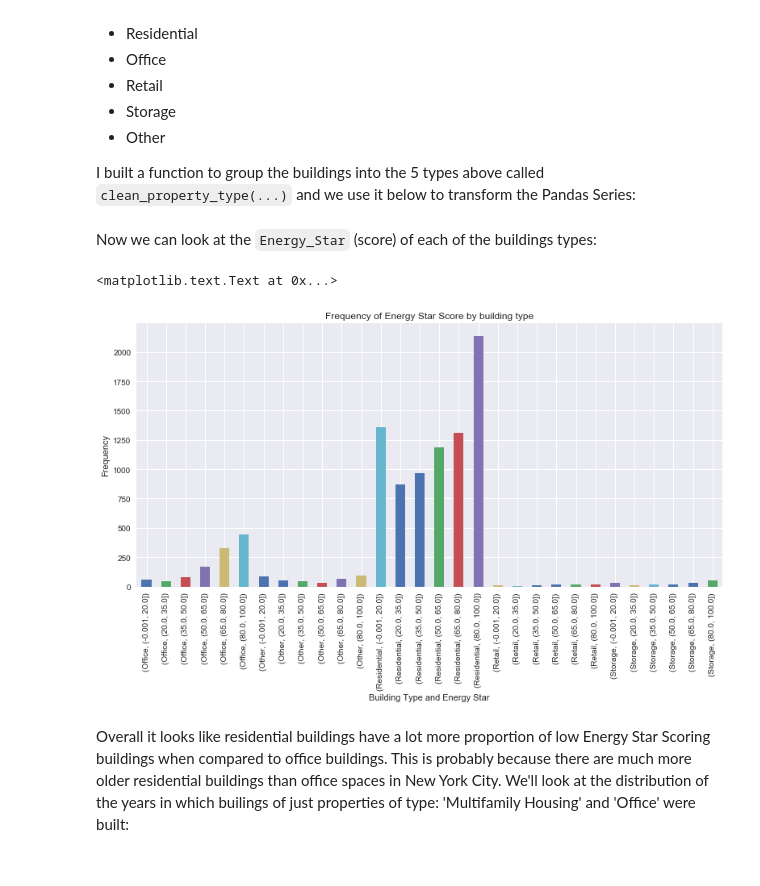
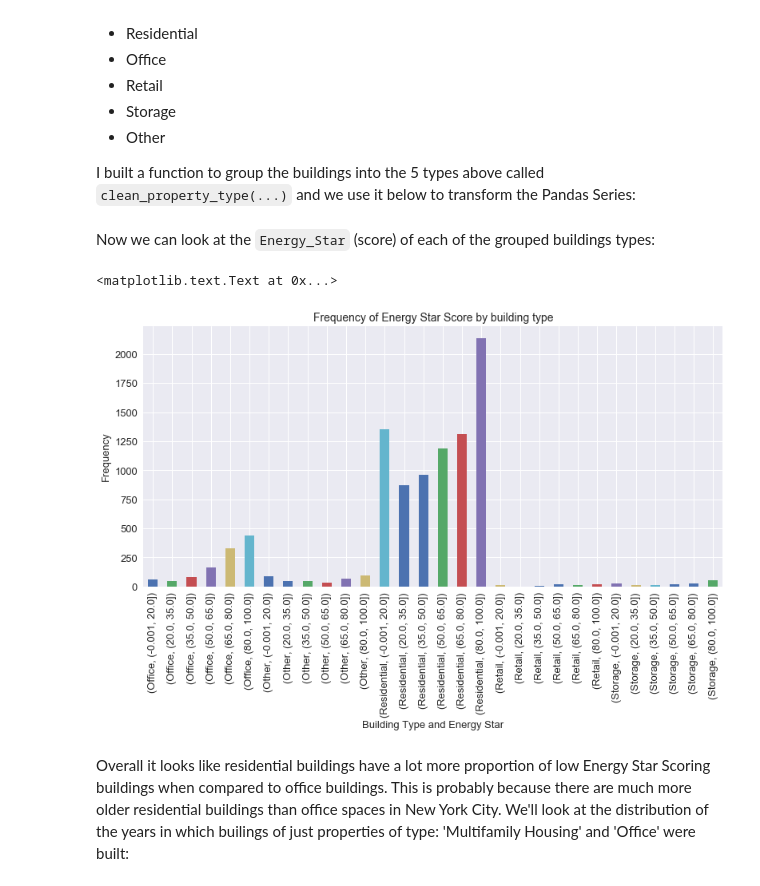
Before and after one commit to mdh266/NYCBuildingEnergyUse, a Jupyter notebook: Local_Law_84_Analysis.ipynb, the cells around one changed output. Saved outputs shown, nothing was run; the diff lists cells and outputs as text; code cells hidden in the pictures.

```diff
--- a/Local_Law_84_Analysis.ipynb
+++ b/Local_Law_84_Analysis.ipynb
@@ -248,21 +274,22 @@ Property_Type['Property_Type']=Property_Type['Property_Type'].apply(group_proper
 # %% [markdown]
-Now we can look at the  <code>Energy_Star</code> (score) of each of the buildings types:
+Now we can look at the  <code>Energy_Star</code> (score) of each of the grouped buildings types:
 # %%
 bins2 = [0,20,35,50,65,80,100]
 
 Energy_Star_Scores = Property_Type.groupby(['Property_Type'])['Energy_Star']
 
 Energy_Star_Scores.value_counts(bins=bins2)\
                   .sort_index()\
                   .plot(kind='bar',
                         figsize=(13,6),
-                        title='Frequency of Energy Star Score by building type')
+                        fontsize=13)
 
-plt.xlabel('Building Type and Energy Star')
-plt.ylabel('Frequency')
+plt.title('Frequency of Energy Star Score by building type',fontsize=14)
+plt.xlabel('Building Type and Energy Star', fontsize=13)
+plt.ylabel('Frequency', fontsize=13)
 # %% [output]
 <matplotlib.text.Text at 0x...>
-[figure, old version]
+[figure, new version]
 # %% [markdown]
 Overall it looks like residential buildings have a lot more proportion of low Energy Star Scoring buildings when compared to office buildings. This is probably because there are much more older residential buildings than office spaces in New York City. We'll look at the distribution of the years in which builings of just properties of type: 'Multifamily Housing' and 'Office' were built:
 # %%
```
Also changed, not shown: parts of 114 cells of this notebook, 3 other files.
